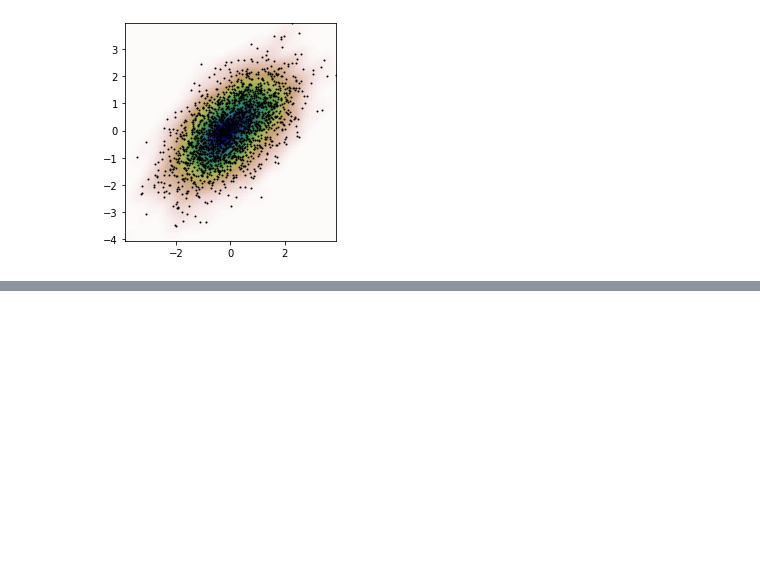
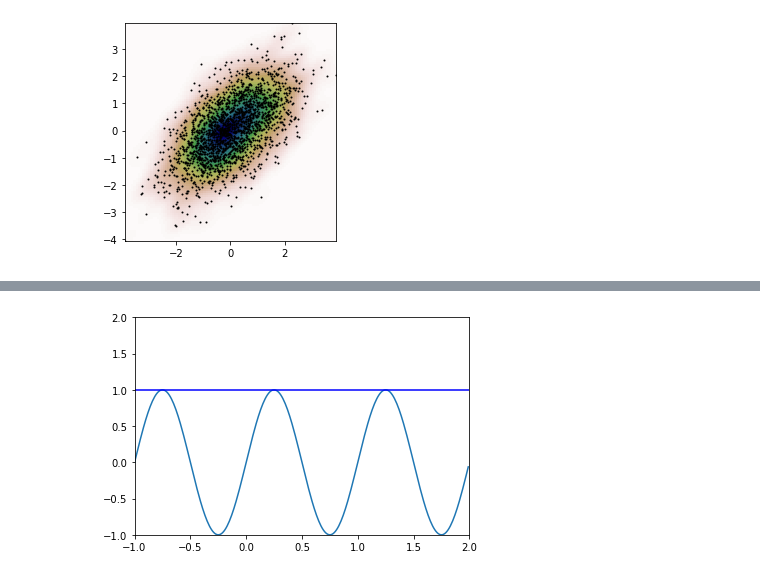
Before and after one commit to biolchen/biologistLearningPython, a Jupyter notebook: matplotlib/00-Basics/subplot.ipynb, the cells around one changed output, grey strips where cells are left out. Saved outputs shown, nothing was run; the diff lists cells and outputs as text; code cells hidden in the pictures; blank space fills up the shorter version.

```diff
--- a/matplotlib/00-Basics/subplot.ipynb
+++ b/matplotlib/00-Basics/subplot.ipynb
@@ -389,0 +405,8 @@ plt.show()
+# %%
+# draw a default hline at y=1 that spans the xrange
+plt.plot(t, s)
+l = plt.axhline(y=1, color='b')
+plt.axis([-1, 2, -1, 2])
+plt.show()
+# %% [output]
+[figure, added]
```
Also changed, not shown: parts of 17 cells of this notebook, 13 other files.
